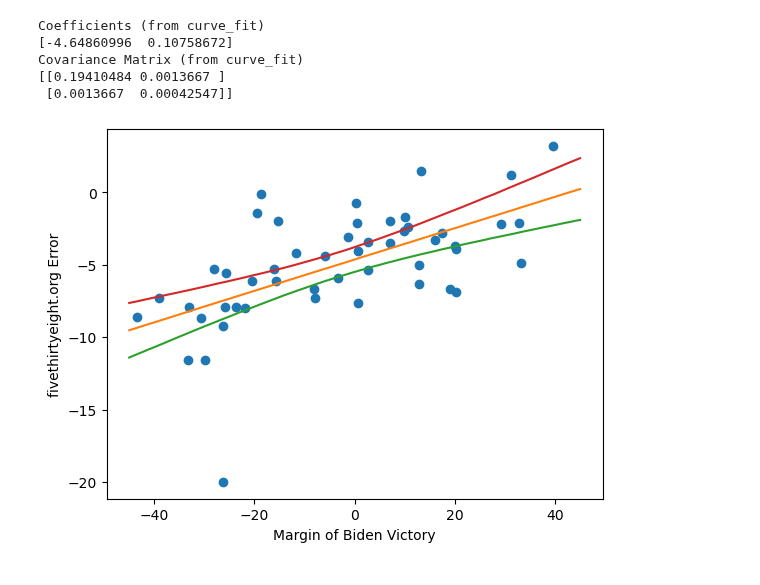
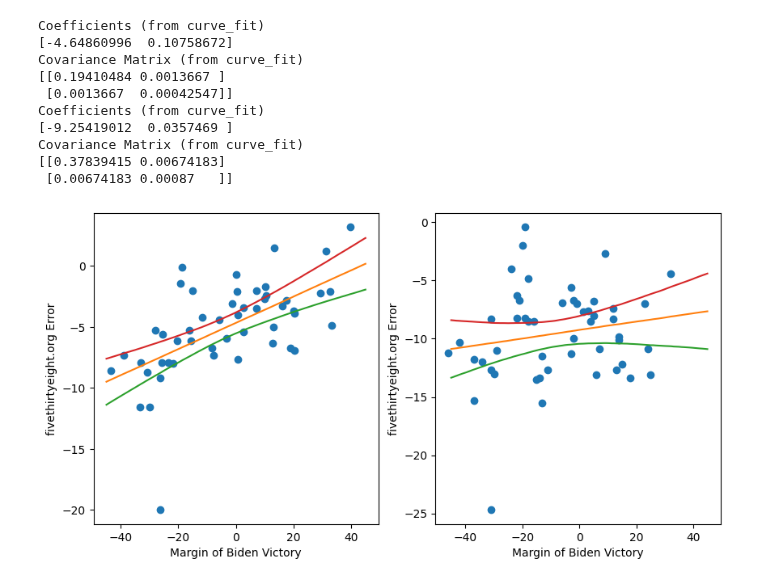
Before and after one commit to brash99/phys421, a Jupyter notebook: JupyterNotebooks/Examples/ElectionPollingModels.ipynb, the cells around one changed output. Saved outputs shown, nothing was run; the diff lists cells and outputs as text; code cells hidden in the pictures.

```diff
--- a/JupyterNotebooks/Examples/ElectionPollingModels.ipynb
+++ b/JupyterNotebooks/Examples/ElectionPollingModels.ipynb
@@ -12,3 +29,8 @@ print (len(states),len(margin))
 # %%
 margin_sorted = [x for _,x in sorted(zip(margin,margin))]
 states_sorted = [x for _,x in sorted(zip(margin,states))]
+
+margin2_sorted = [x for _,x in sorted(zip(margin2,margin2))]
+states2_sorted = [x for _,x in sorted(zip(margin2,states2))]
+
+states3_sorted = [x for _,x in sorted(zip(np.abs(margin2),states2))]
@@ -57,5 +140,6 @@ FTE EC votes:  352 186
 # %%
 diff = margin_sorted - fte_margin
+diff2 = margin2_sorted - fte_margin
 
 states_r = []
 states_d = []
@@ -70,4 +154,18 @@ for i in range(len(states)):
     else:
         diff_d.append(margin_sorted[i]-fte_margin[i])
         states_d.append(states_sorted[i])
+
+states2_r = []
+states2_d = []
+diff2_r = []
+diff2_d = []
+
+for i in range(len(states)):
+    if margin2_sorted[i] < 0:
+        #print (states_sorted[i],margin_sorted[i],fte_margin[i])
+        diff2_r.append(margin2_sorted[i]-fte_margin2[i])
+        states2_r.append(states2_sorted[i])
+    else:
+        diff2_d.append(margin2_sorted[i]-fte_margin2[i])
+        states2_d.append(states2_sorted[i])
 # %%
@@ -86,38 +196,72 @@ plt.plot(x,y2,'b-')
 from scipy.optimize import curve_fit
 
 def fitfunction(x,*paramlist):
     return paramlist[0]+paramlist[1]*x
 
 init_vals = [0.0 for x in range(2)]
 x = margin_sorted
 y = diff
 popt, pcov = curve_fit(fitfunction,x,y,p0=init_vals)
 
 #xi = np.linspace(np.min(x),np.max(x),100)
 xi = np.linspace(-45,45.0,100)
 ps = np.random.multivariate_normal(popt,pcov,10000)
 ysample=np.asarray([fitfunction(xi,*pi) for pi in ps])
 lower = np.percentile(ysample,2.5,axis=0)
 upper = np.percentile(ysample,97.5,axis=0)
 middle = (lower+upper)/2.0
 
 print("Coefficients (from curve_fit)")
 print (popt)
 print("Covariance Matrix (from curve_fit)")
 print (pcov)
 
-plt.plot(margin_sorted,diff,'o')
-plt.plot(xi,middle)
-plt.plot(xi,lower)
-plt.plot(xi,upper)
-plt.ylabel('fivethirtyeight.org Error')
-plt.xlabel('Margin of Biden Victory')
+fig = plt.figure(figsize=(10,5))
+ax0, ax1 = fig.subplots(1,2)
+
+ax0.plot(margin_sorted,diff,'o')
+ax0.plot(xi,middle)
+ax0.plot(xi,lower)
+ax0.plot(xi,upper)
+ax0.set_ylabel('fivethirtyeight.org Error')
+ax0.set_xlabel('Margin of Biden Victory')
+
+init_vals = [0.0 for x in range(2)]
+x = margin2_sorted
+y = diff2
+popt, pcov = curve_fit(fitfunction,x,y,p0=init_vals)
+
+#xi = np.linspace(np.min(x),np.max(x),100)
+xi = np.linspace(-45,45.0,100)
+ps = np.random.multivariate_normal(popt,pcov,10000)
+ysample=np.asarray([fitfunction(xi,*pi) for pi in ps])
+lower = np.percentile(ysample,2.5,axis=0)
+upper = np.percentile(ysample,97.5,axis=0)
+middle = (lower+upper)/2.0
+
+print("Coefficients (from curve_fit)")
+print (popt)
+print("Covariance Matrix (from curve_fit)")
+print (pcov)
+
+ax1.plot(margin2_sorted,diff2,'o')
+ax1.plot(xi,middle)
+ax1.plot(xi,lower)
+ax1.plot(xi,upper)
+ax1.set_ylabel('fivethirtyeight.org Error')
+ax1.set_xlabel('Margin of Biden Victory')
+
 plt.show()
 # %% [output]
 Coefficients (from curve_fit)
 [-4.64860996  0.10758672]
 Covariance Matrix (from curve_fit)
 [[0.19410484 0.0013667 ]
  [0.0013667  0.00042547]]
+Coefficients (from curve_fit)
+[-9.25419012  0.0357469 ]
+Covariance Matrix (from curve_fit)
+[[0.37839415 0.00674183]
+ [0.00674183 0.00087   ]]
-[figure, old version]
+[figure, new version]
 # %%
```
Also changed, not shown: parts of 11 cells of this notebook, 3 other files.
